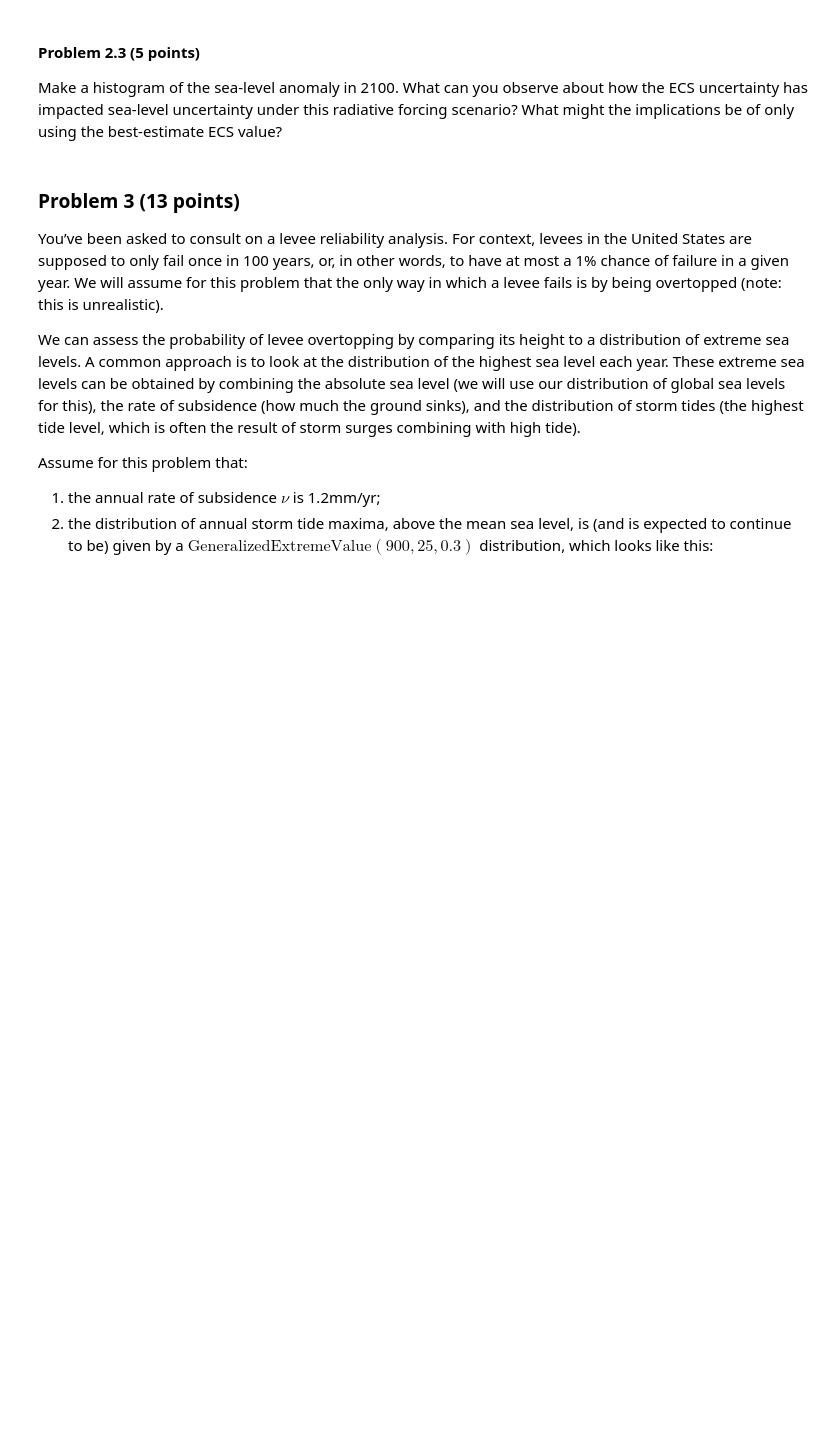
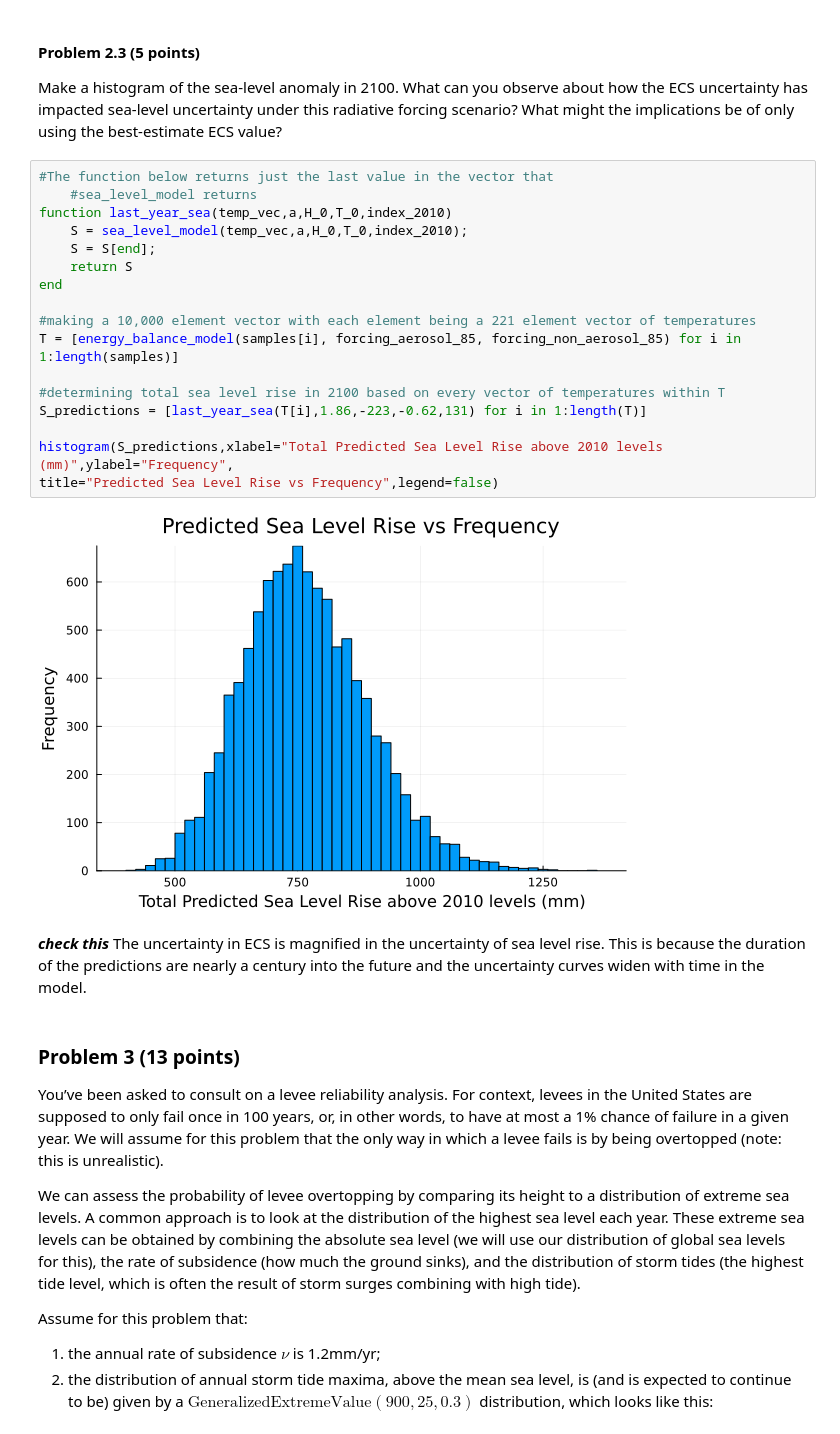
Before and after one commit to BEE4750-FA23/hw3-jrmarcuse, a Jupyter notebook: hw03.ipynb, the cells around one changed output. Saved outputs shown, nothing was run; the diff lists cells and outputs as text; blank space fills up the shorter version.

```diff
--- a/hw03.ipynb
+++ b/hw03.ipynb
@@ -305,6 +360,27 @@ Make a histogram of the sea-level anomaly in 2100. What can you observe
 about how the ECS uncertainty has impacted sea-level uncertainty under
 this radiative forcing scenario? What might the implications be of only
 using the best-estimate ECS value?
+# %%
+#The function below returns just the last value in the vector that
+    #sea_level_model returns
+function last_year_sea(temp_vec,a,H_0,T_0,index_2010)
+    S = sea_level_model(temp_vec,a,H_0,T_0,index_2010);
+    S = S[end];
+    return S
+end
+
+#making a 10,000 element vector with each element being a 221 element vector of temperatures
+T = [energy_balance_model(samples[i], forcing_aerosol_85, forcing_non_aerosol_85) for i in 1:length(samples)]
+
+#determining total sea level rise in 2100 based on every vector of temperatures within T
+S_predictions = [last_year_sea(T[i],1.86,-223,-0.62,131) for i in 1:length(T)]
+
+histogram(S_predictions,xlabel="Total Predicted Sea Level Rise above 2010 levels (mm)",ylabel="Frequency",
+title="Predicted Sea Level Rise vs Frequency",legend=false)
+# %% [output]
+[figure, added]
+# %% [markdown]
+***check this*** The uncertainty in ECS is magnified in the uncertainty of sea level rise. This is because the duration of the predictions are nearly a century into the future and the uncertainty curves widen with time in the model.
 # %% [markdown]
 ### Problem 3 (13 points)
 
```
Also changed, not shown: parts of 11 cells of this notebook.
